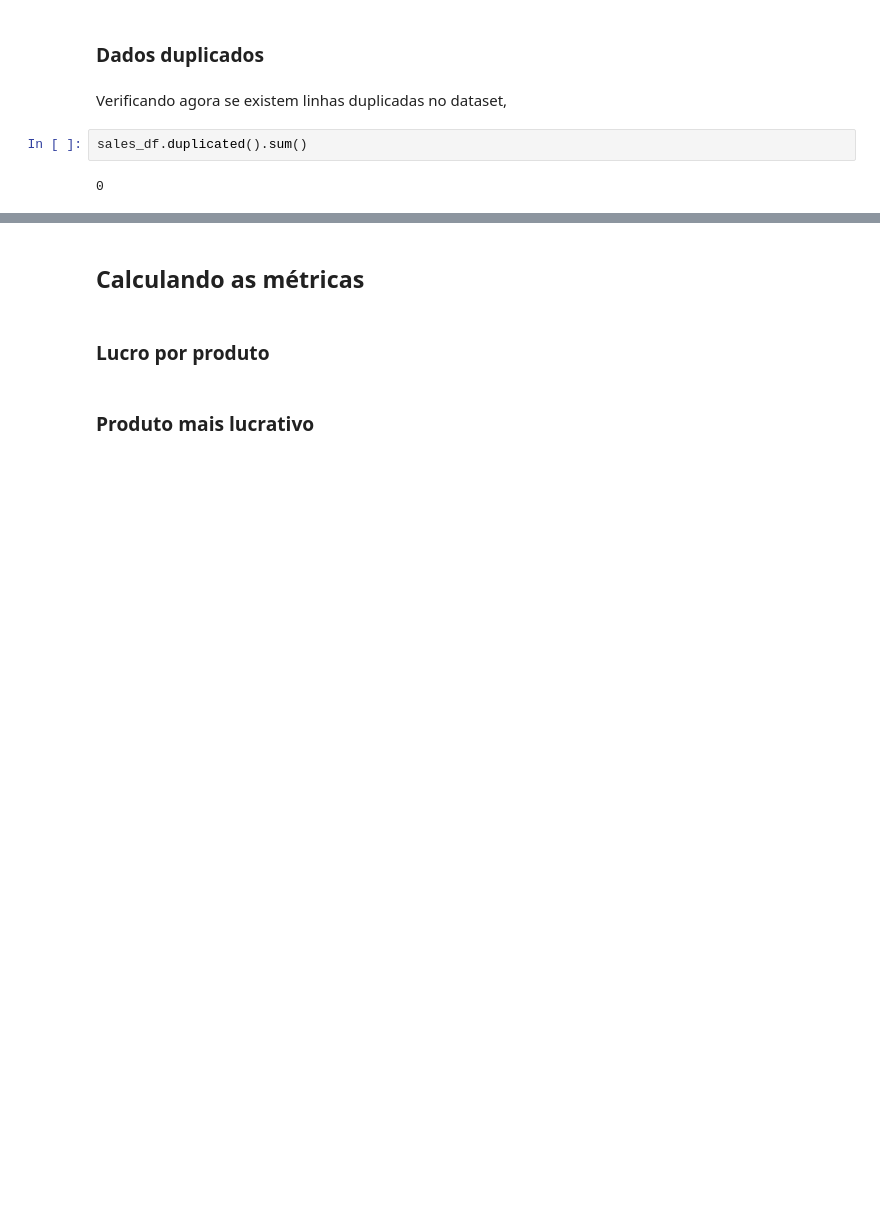
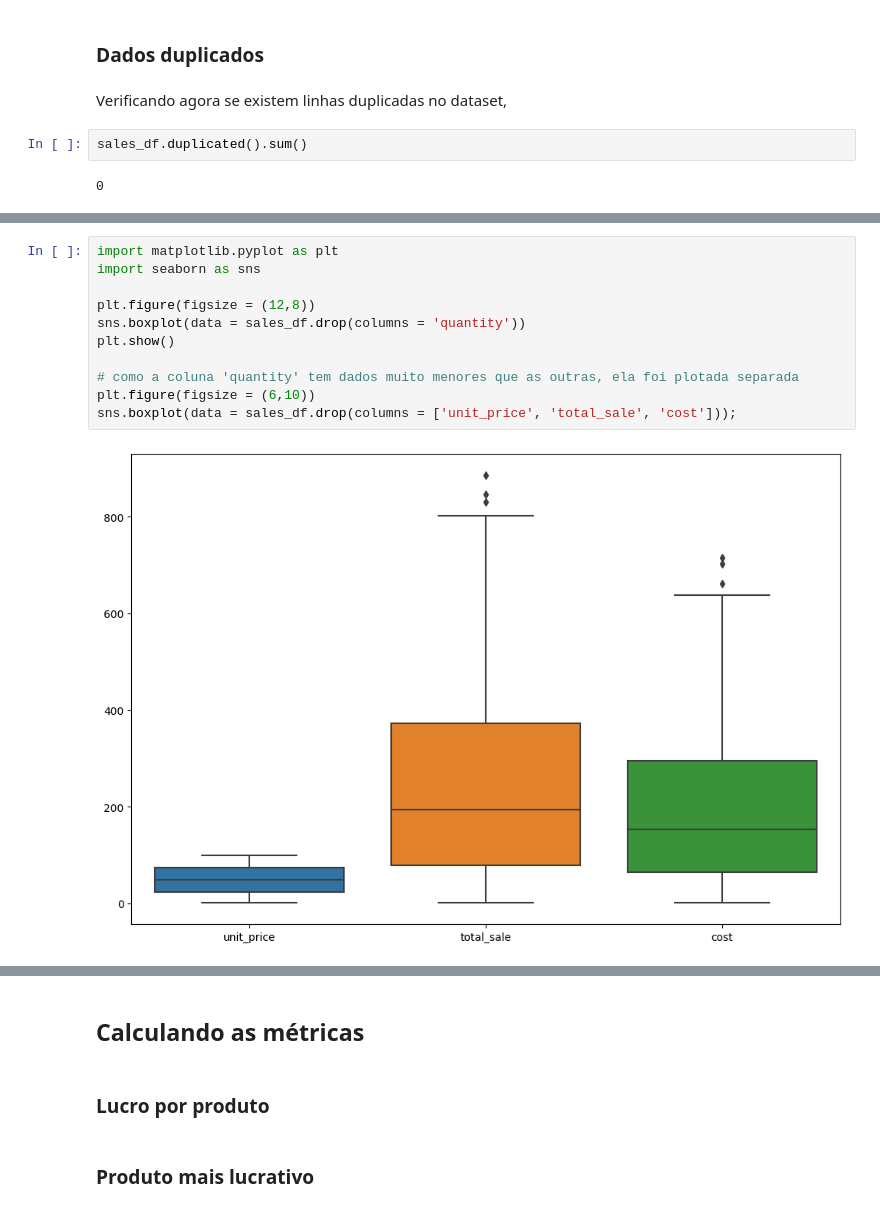
Before and after one commit to rfprates/extraindo_dados_pdf, a Jupyter notebook: data_extraction_pdf.ipynb, the cells around one changed output, grey strips where cells are left out. Saved outputs shown, nothing was run; the diff lists cells and outputs as text; blank space fills up the shorter version.

```diff
--- a/data_extraction_pdf.ipynb
+++ b/data_extraction_pdf.ipynb
@@ -319,0 +339,13 @@ Portanto, não existem linhas duplicadas no dataset.
+# %%
+import matplotlib.pyplot as plt
+import seaborn as sns
+
+plt.figure(figsize = (12,8))
+sns.boxplot(data = sales_df.drop(columns = 'quantity'))
+plt.show()
+
+# como a coluna 'quantity' tem dados muito menores que as outras, ela foi plotada separada
+plt.figure(figsize = (6,10))
+sns.boxplot(data = sales_df.drop(columns = ['unit_price', 'total_sale', 'cost']));
+# %% [output]
+[figure, added]
```
Also changed, not shown: parts of 9 cells of this notebook.
